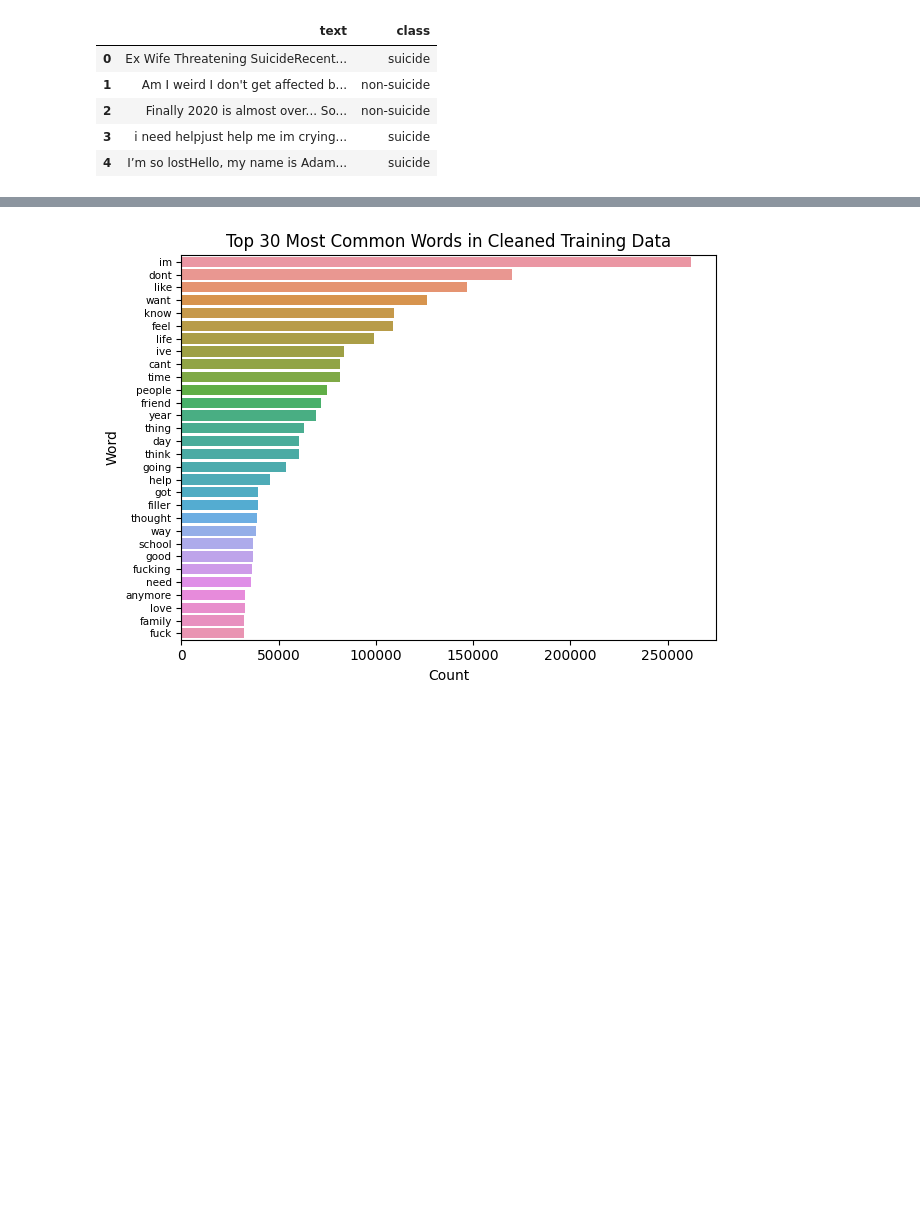
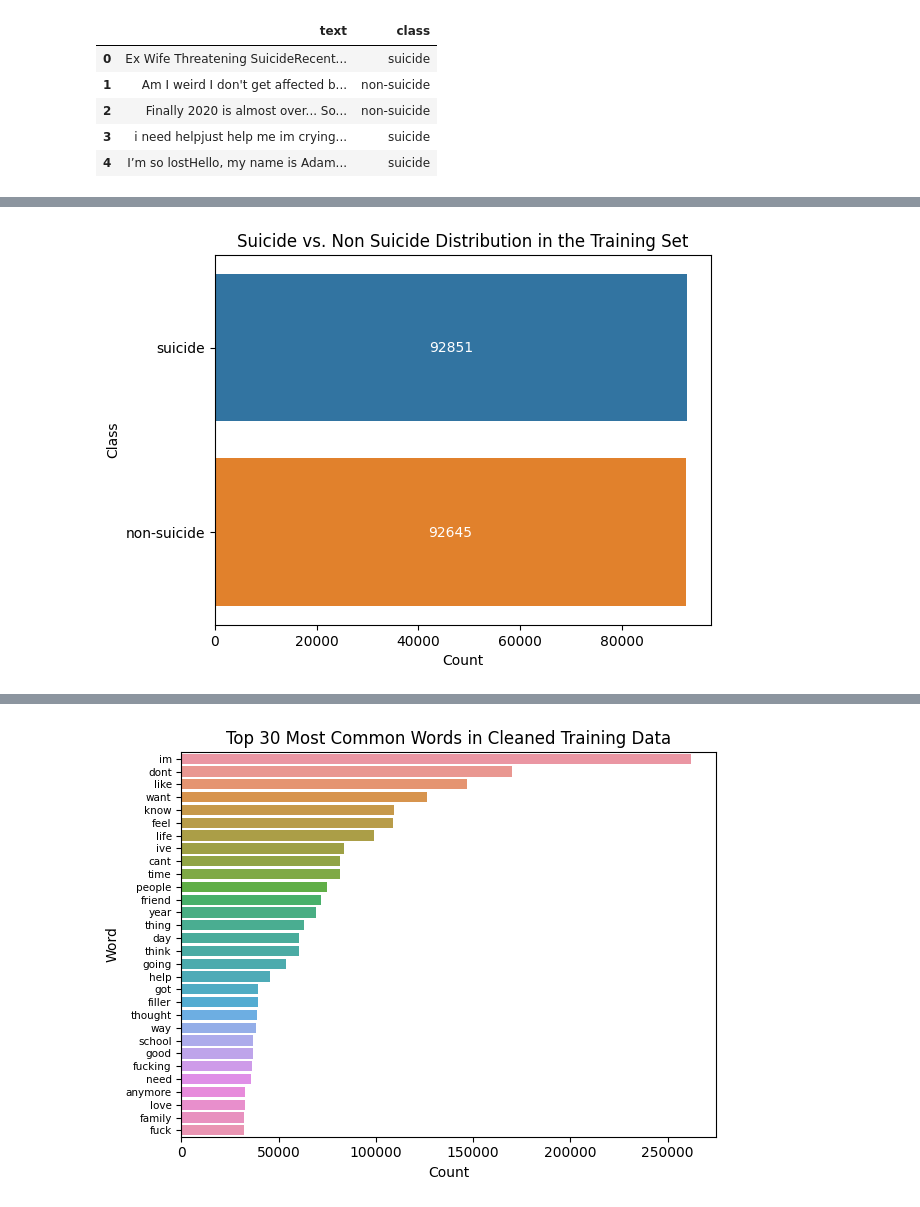
Before and after one commit to SamanthaGuillemette/SOEN471-PROJECT, a Jupyter notebook: TestFile.ipynb, the cells around one changed output, grey strips where cells are left out. Saved outputs shown, nothing was run; the diff lists cells and outputs as text; code cells hidden in the pictures; blank space fills up the shorter version.

```diff
--- a/TestFile.ipynb
+++ b/TestFile.ipynb
@@ -66,3 +73,22 @@ def clean_text(text):
     return cleaned_text,text_length
 # %%
 train_data,test_data=dms.train_test_split(dask,test_size=0.2,random_state=10, shuffle=True)
+# %%
+train_counts = train_data['class'].value_counts().compute()
+
+ax = sns.barplot(x=train_counts.values, y=train_counts.index)
+
+# Add the count value inside each bar
+for i, patch in enumerate(ax.patches):
+    ax.text(patch.get_x() + patch.get_width() / 2, patch.get_y() + patch.get_height() / 2,
+            str(train_counts.values[i]), fontsize=10, color='white', ha='center', va='center')
+
+# Add a title, x-label, and y-label to the plot
+plt.title('Suicide vs. Non Suicide Distribution in the Training Set')
+plt.xlabel('Count')
+plt.ylabel('Class')
+
+# Show the plot
+plt.show()
+# %% [output]
+[figure, added]
```
Also changed, not shown: parts of 11 cells of this notebook.
